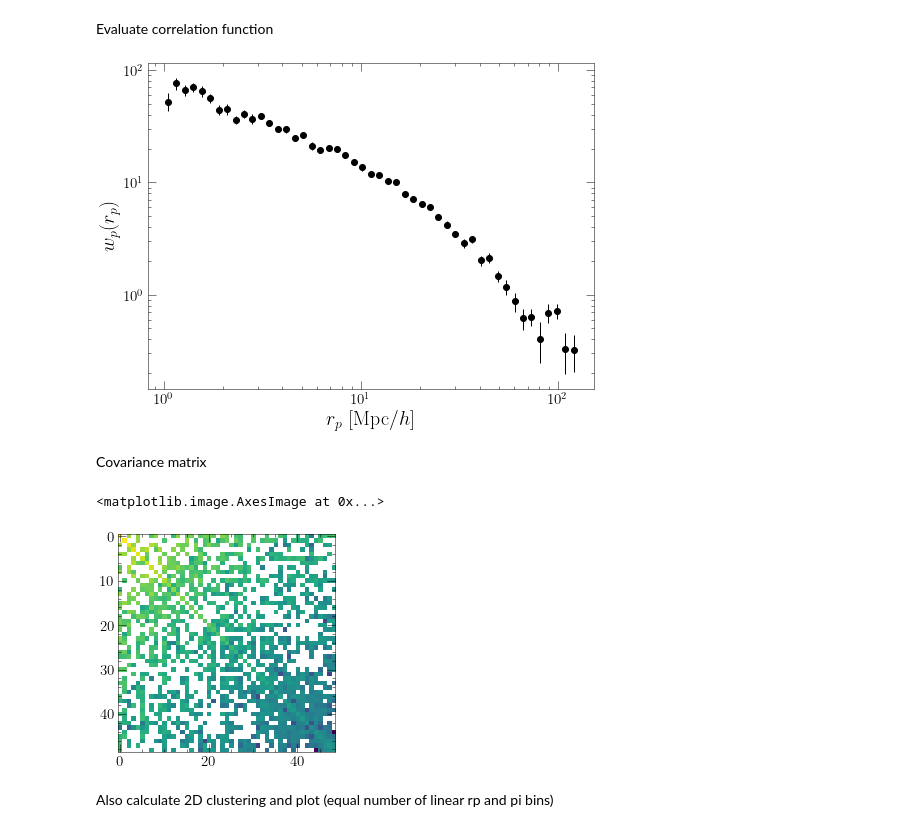
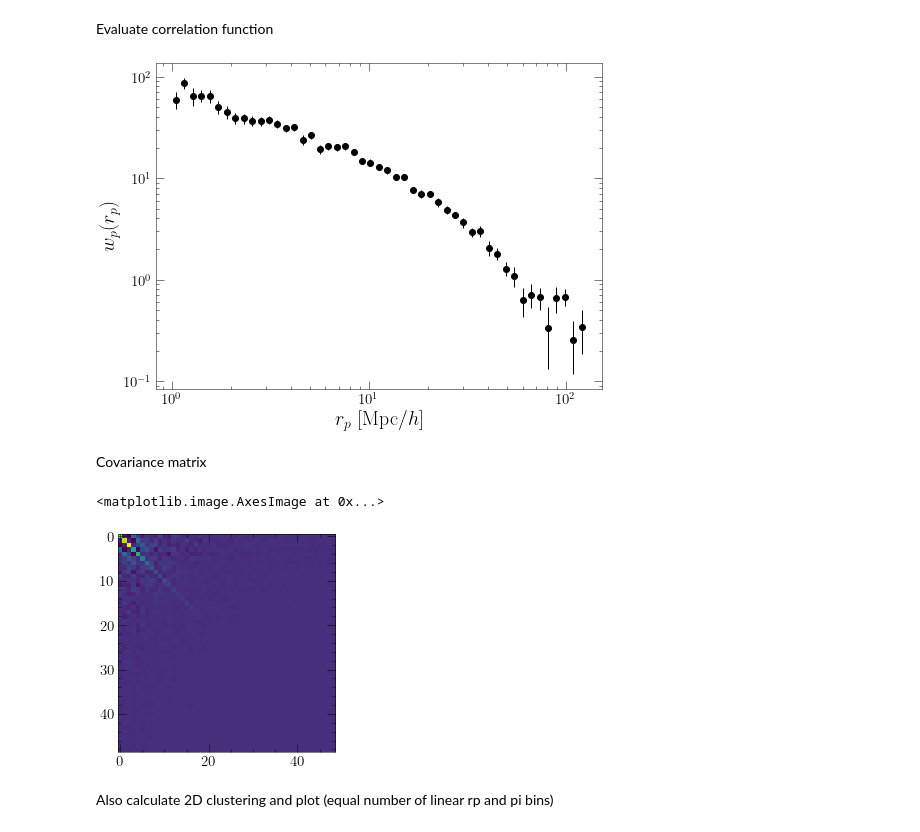
Before and after one commit to gpetter/Corrfunc_Helper, a Jupyter notebook: notebooks/showcase.ipynb, the cells around one changed output. Drawn from its saved outputs; the diff is of its cells as text; code cells hidden in the pictures.

```diff
--- a/notebooks/showcase.ipynb
+++ b/notebooks/showcase.ipynb
@@ -11,8 +4,8 @@ WARNING: version mismatch between CFITSIO header (v4.000999999999999) and linked
 # %% [markdown]
 Read in LSS QSO catalogs
 # %%
-data = Table.read('../../../data/lss/eBOSS_QSO/eBOSS_QSO.fits')
-rand = Table.read('../../../data/lss/eBOSS_QSO/eBOSS_QSO_randoms.fits')
+data = Table.read('eBOSS_QSO.fits')
+rand = Table.read('eBOSS_QSO_randoms.fits')
 # %% [markdown]
 Define coordinates, 3 tuple of RA, DEC, comoving distance
 # %%
@@ -34,14 +27,14 @@ cf = mycf.autocorr_from_coords(rp_bins, coords, randcoords, weights=data['weight
                                nbootstrap=500)
 cf['plot']
 # %% [output]
-[figure, old version]
+[figure, new version]
 # %% [markdown]
 Covariance matrix
 # %%
-plt.imshow(np.log10(cf['wp_covar']))
+plt.imshow(cf['wp_covar'])
 # %% [output]
 <matplotlib.image.AxesImage at 0x...>
-[figure, old version]
+[figure, new version]
 # %% [markdown]
 Also calculate 2D clustering and plot (equal number of linear rp and pi bins)
 # %%
```
Also changed, not shown: parts of 4 cells of this notebook.
